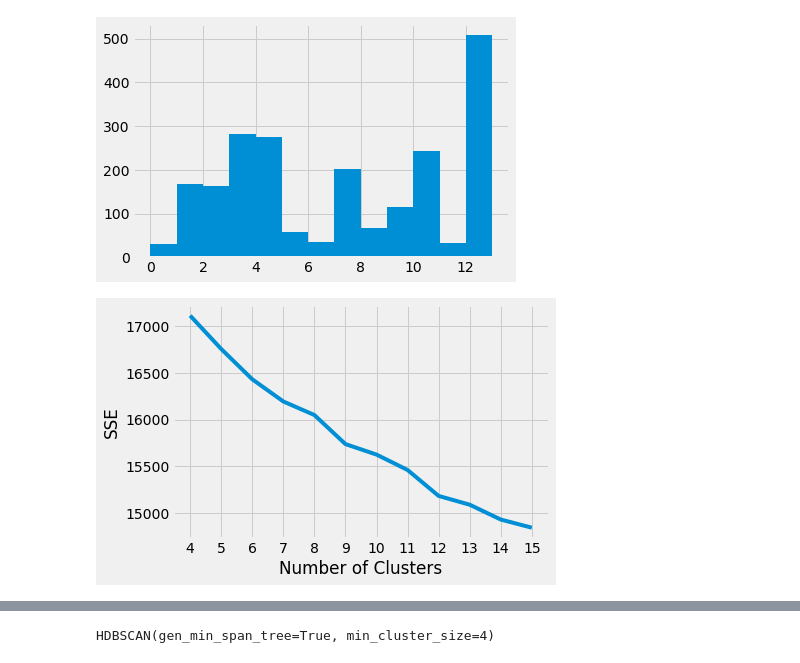
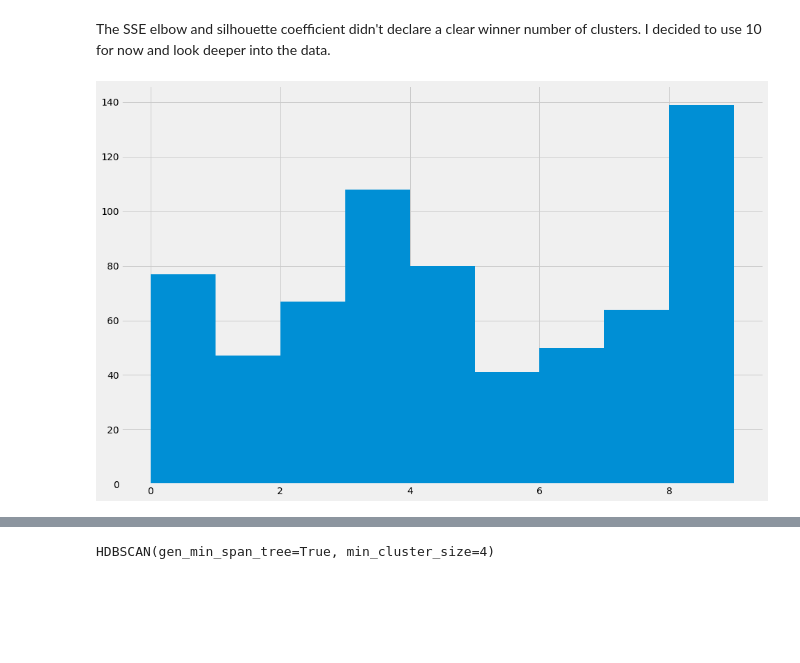
Before and after one commit to eboraks/job-description-nlp-analysis, a Jupyter notebook: notebook/Vectorize_and_Cluster_Phrases.ipynb, the cells around one changed output, grey strips where cells are left out. Drawn from its saved outputs; the diff is of its cells as text; code cells hidden in the pictures; blank space fills up the shorter version.

Commit message:
Cleaning clustering notebook and adding comments

```diff
--- a/notebook/Vectorize_and_Cluster_Phrases.ipynb
+++ b/notebook/Vectorize_and_Cluster_Phrases.ipynb
@@ -75,2 +61,0 @@ phrases = [s for s in df["Phrases"] ]
-# %%
-vectorized_phrases = np.stack([nlp_lg(p).vector for p in phrases])
@@ -77,3 +64,2 @@ vectorized_phrases = np.stack([nlp_lg(p).vector for p in phrases])
 # %%
-k_means = KMeans(n_clusters=14, random_state=1)
-k_means.fit(vectorized_phrases)
+from kneed import KneeLocator
@@ -82,2 +66,16 @@ KMeans(n_clusters=14, random_state=1)
 # %%
-prediction = k_means.predict(vectorized_phrases)
+MIN_N = 4
+MAX_N = 16
+
+kmeans_kwargs = {
+    "init": "random",
+     "n_init": 10,
+     "max_iter": 300,
+     "random_state": 1
+}
+
+sse = []
+for k in range(MIN_N,MAX_N):
+    kmeans = KMeans(n_clusters=k, **kmeans_kwargs)
+    kmeans.fit(vectorized_phrases)
+    sse.append(kmeans.inertia_)
@@ -83,0 +96,8 @@ prediction = k_means.predict(vectorized_phrases)
+# %%
+silhouette_coefficients = []
+
+for k in range(MIN_N,MAX_N):
+    kmeans = KMeans(n_clusters=k, **kmeans_kwargs)
+    kmeans.fit(vectorized_phrases)
+    score = silhouette_score(vectorized_phrases, kmeans.labels_)
+    silhouette_coefficients.append(score)
@@ -84,5 +113,12 @@ prediction = k_means.predict(vectorized_phrases)
+# %% [markdown]
+The SSE elbow and silhouette coefficient didn't declare a clear winner number of clusters. I decided to use 10 for now and look deeper into the data.
 # %%
-plt.hist(prediction, bins=range(14))
+k = 10
+kmeans = KMeans(n_clusters=k, **kmeans_kwargs)
+kmeans.fit(vectorized_phrases)
+prediction = kmeans.predict(vectorized_phrases)
+plt.figure(figsize=(15,10))
+plt.hist(prediction, bins=range(k))
 plt.show()
 # %% [output]
-[figure, old version]
+[figure, new version]
@@ -102,9 +124,0 @@ for k in range(4,16):
-# %%
-plt.style.use("fivethirtyeight")
-plt.plot(range(4, 16), sse)
-plt.xticks(range(4, 16))
-plt.xlabel("Number of Clusters")
-plt.ylabel("SSE")
-plt.show()
-# %% [output]
-[figure, removed]
```
Also changed, not shown: parts of 31 cells of this notebook.
